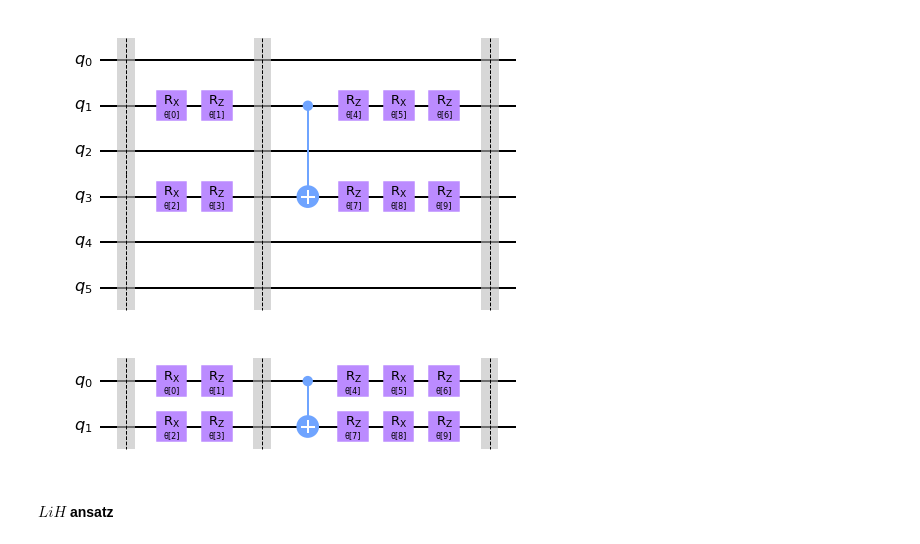
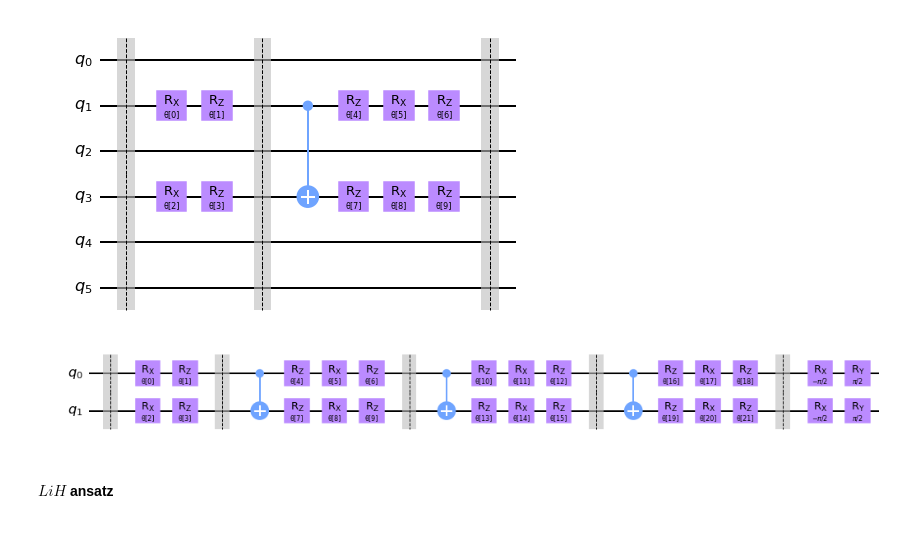
Before and after one commit to lao8n/ox_quantum, a Jupyter notebook: assignment/assignment.ipynb, the cells around one changed output. Saved outputs shown, nothing was run; the diff lists cells and outputs as text; code cells hidden in the pictures.

```diff
--- a/assignment/assignment.ipynb
+++ b/assignment/assignment.ipynb
@@ -138,9 +138,9 @@ def hardware_efficient_ansatz(qubits, params, entangler, depth=1, use_six_qubits
             he_ansatz.compose(euler_rotation(params[params_start: params_stop]), qubits=range(q, q+1), inplace=True)
     he_ansatz.barrier()
 
-    # # Post rotations section:
-    # for q in qubits:
-    #     he_ansatz.compose(post_rotations(), qubits=range(q, q+1), inplace=True)
+    # Post rotations section:
+    for q in qubits:
+        he_ansatz.compose(post_rotations(), qubits=range(q, q+1), inplace=True)
 
     # Measurement section:
 
@@ -179,16 +179,16 @@ h2_ansatz_six_qubits.draw("mpl")
 # %%
 def h2_entangler():
     entangler = QuantumCircuit(2)
     entangler.cx([0], [1])
     return entangler
 
 h2_ansatz_qubits = [0, 1]
-h2_ansatz_num_params = hardware_efficient_ansatz_num_params(len(h2_ansatz_qubits))
+h2_ansatz_num_params = hardware_efficient_ansatz_num_params(len(h2_ansatz_qubits), depth=3)
 h2_ansatz_params = make_params(h2_ansatz_num_params)
-h2_ansatz = hardware_efficient_ansatz(h2_ansatz_qubits, h2_ansatz_params, h2_entangler())
+h2_ansatz = hardware_efficient_ansatz(h2_ansatz_qubits, h2_ansatz_params, h2_entangler(), depth=3)
 h2_ansatz.draw("mpl")
 # %% [output]
-[figure, old version]
+[figure, new version]
 # %% [markdown]
 #### $LiH$ ansatz
 # %%
```
Also changed, not shown: parts of 7 cells of this notebook.
